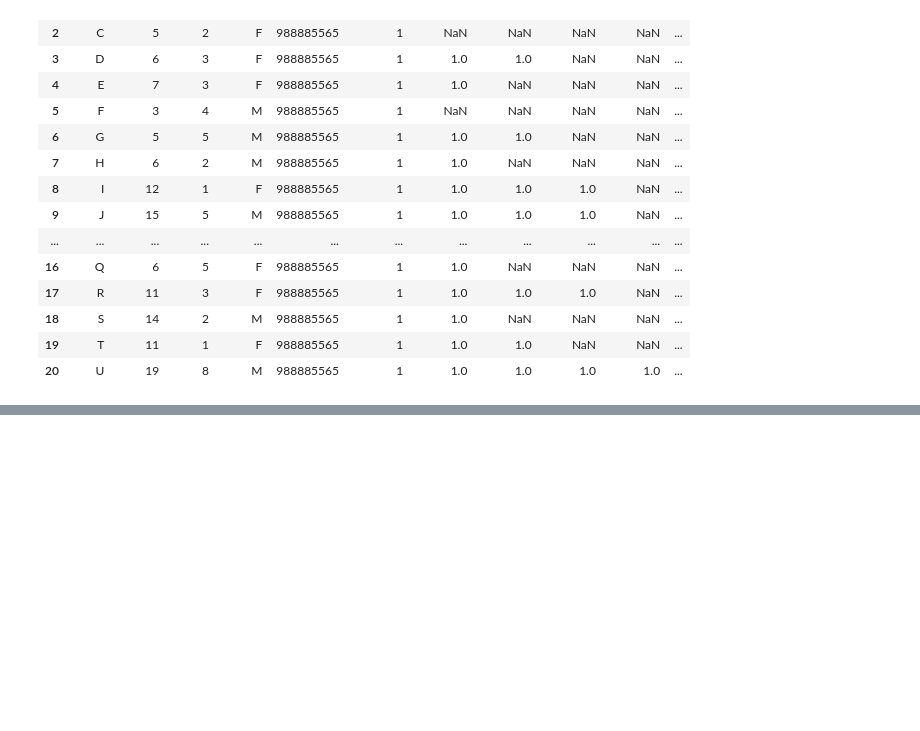
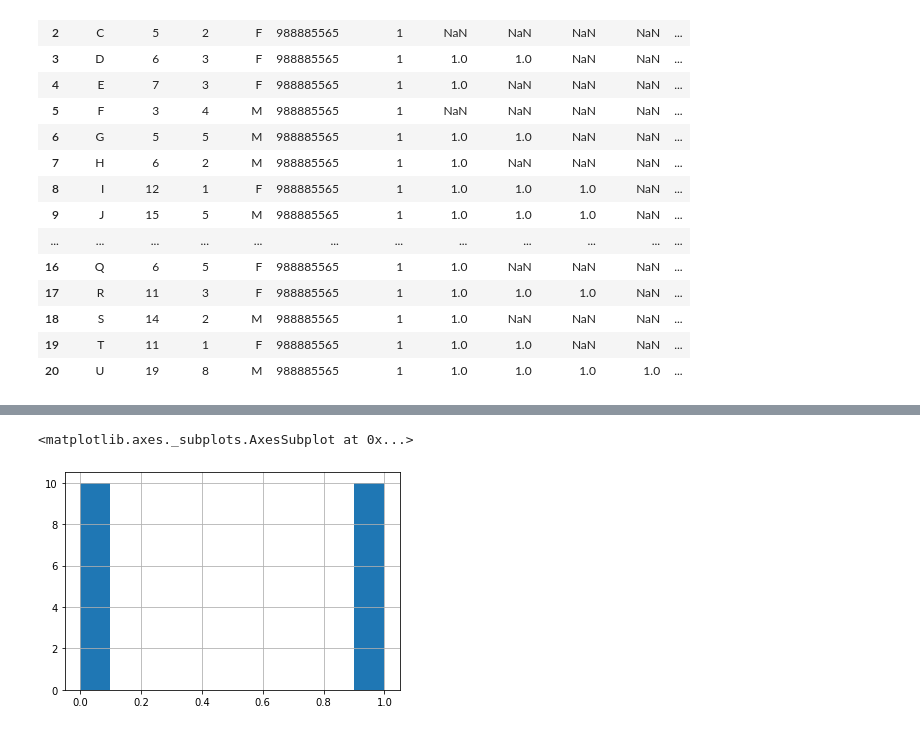
Before and after one commit to Chaitanyadasari/samVikas, a Jupyter notebook: samvikas_hackathon.ipynb, the cells around one changed output, grey strips where cells are left out. Saved outputs shown, nothing was run; the diff lists cells and outputs as text; code cells hidden in the pictures; blank space fills up the shorter version.

```diff
--- a/samvikas_hackathon.ipynb
+++ b/samvikas_hackathon.ipynb
@@ -81,0 +107,6 @@ df[df.columns.drop(['Name', 'Height'])]
+# %%
+#visualization
+
+df2.loc[df['Gender'] == 'M', 'Gender'] = 1
+df2.loc[df['Gender'] == 'F', 'Gender'] = 0
+df2
@@ -81,0 +144,6 @@ df[df.columns.drop(['Name', 'Height'])]
+# %%
+#visualization
+df2['Gender'].hist()
+# %% [output]
+<matplotlib.axes._subplots.AxesSubplot at 0x...>
+[figure, added]
```
Also changed, not shown: parts of 15 cells of this notebook.
